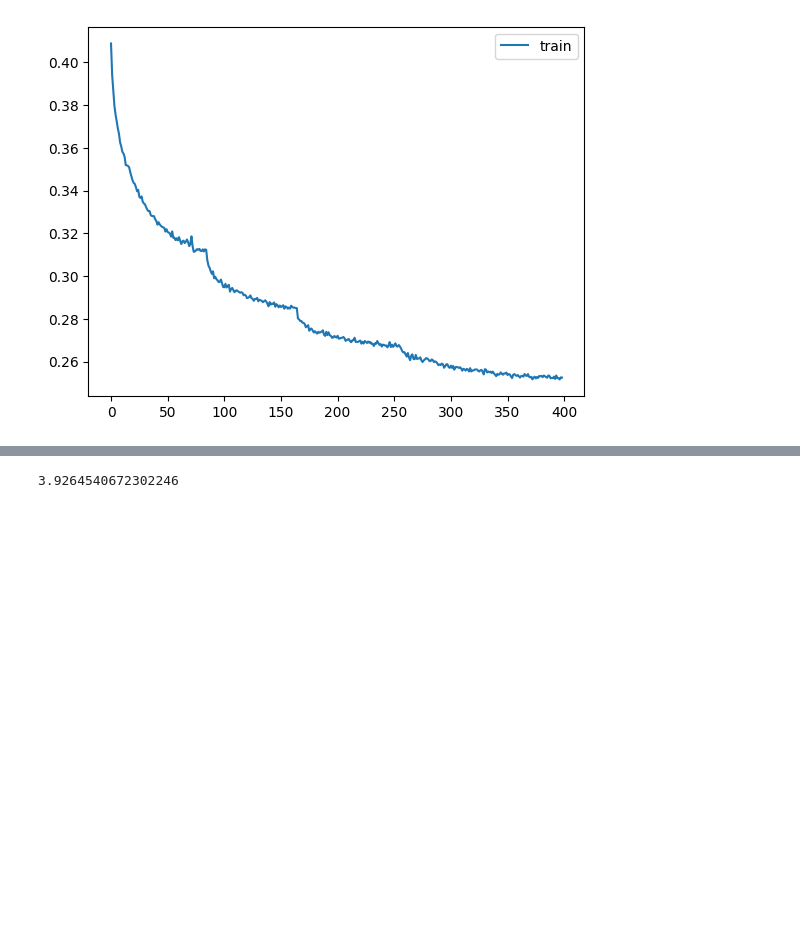
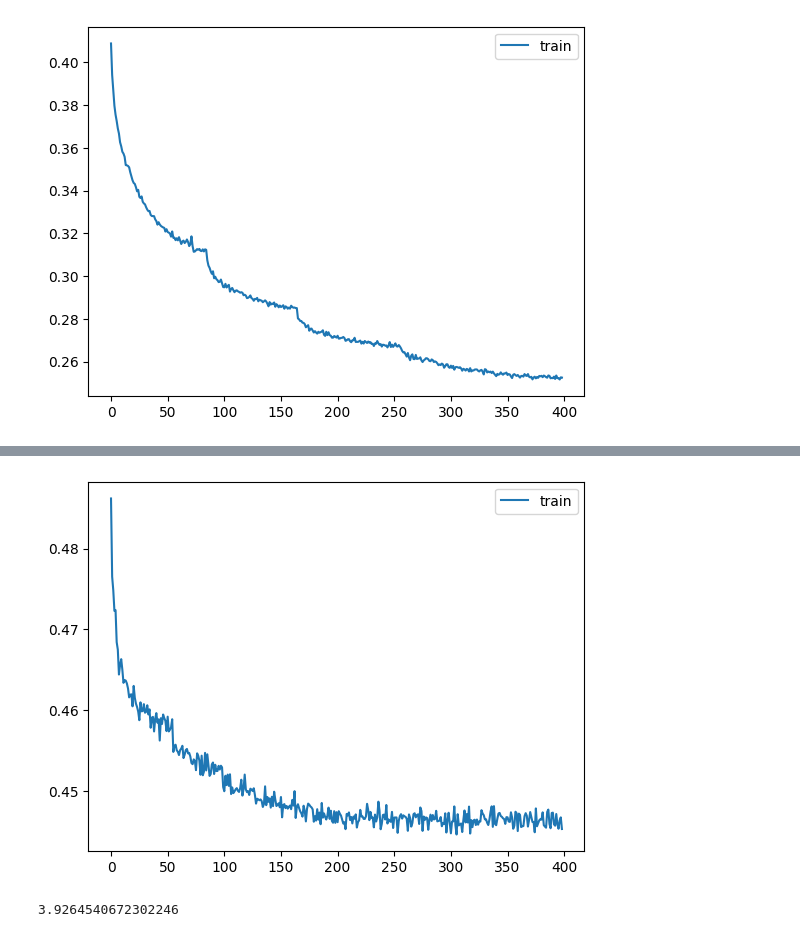
Before and after one commit to zeux/mlexp, a Jupyter notebook: words/reviews.ipynb, the cells around one changed output, grey strips where cells are left out. Cells and saved outputs as stored; diff of their text form; code cells hidden in the pictures; blank space fills up the shorter version.

Commit message:
words: Add a basic sentence classifier to reviews
This proves that LSTM/RNNs were actually worthwhile :) as this network
is terrible at predicting sentiment.

```diff
--- a/words/reviews.ipynb
+++ b/words/reviews.ipynb
@@ -61,7 +61,10 @@ class ReviewDataset(D.IterableDataset):
                 else:
                     words = words[:self.limit]
                 yield torch.tensor(words, dtype=torch.long), torch.tensor(score, dtype=torch.float)
-            except json.JSONDecodeError:
+            except GeneratorExit:
+                break
+            except:
+                # om nom nom
                 continue
 # %%
 # load word2vec embeddings that we've trained; note that they must match the word dictionary
@@ -98,3 +101,34 @@ trainer.train(net, data, epochs=400, batch_limit=1000, patience=10)
 # %% [output]
 Train [28.399M params]: 400 epochs took 18431.50 sec, train loss 0.252545, val loss 0.000000
 [figure]
+# %%
+# define a basic model that takes a sequence of word indices and outputs a score
+# we expect this model to perform poorly but that's ok, it's just a proof that RNN above works :)
+class SimpleNet(nn.Module):
+    def __init__(self, w2v, hidden_size):
+        super().__init__()
+        self.w2v = nn.Embedding.from_pretrained(w2v, freeze=True)
+        self.fc1 = nn.Linear(w2v.shape[1], hidden_size)
+        self.fc2 = nn.Linear(hidden_size, 1)
+    def forward(self, x):
+        # for now, replace -1 (padding) with 0 as embedding doesn't handle it
+        # this will effectively replace padding with 'a', which is a useless word... maybe it would be better to replace embedding with a zero vector?
+        x[x == -1] = 0
+
+        x = self.w2v(x) # -> BxLxV
+        x = x.mean(dim=1) # -> BxV
+        # transform to hidden state
+        x = self.fc1(x) # -> BxH
+        x = F.relu(x)
+        # final classifier
+        x = self.fc2(x).flatten() # -> B
+        x = F.sigmoid(x)
+        return x
+    def loss(self, pred, y):
+        # y is in range 1..5, so we need to convert it to 0..1
+        return F.binary_cross_entropy(pred, (y - 1) / 4)
+# %%
+snet = SimpleNet(w2v, 512).to(device)
+data = D.DataLoader(ReviewDataset("../movie-ratings.json", 128), batch_size=256, num_workers=4)
+trainer.train(snet, data, epochs=400, batch_limit=1000, patience=10)
+# %% [output]
@@ -101,3 +136,4 @@ Train [28.399M params]: 400 epochs took 18431.50 sec, train loss 0.252545, val l
+[figure, added]
 # %%
 def score(net, text, limit=128):
     words = [vocab[w] for s in sentences(text) for w in s if w in vocab]
```
Also changed, not shown: parts of 1 cell of this notebook.
